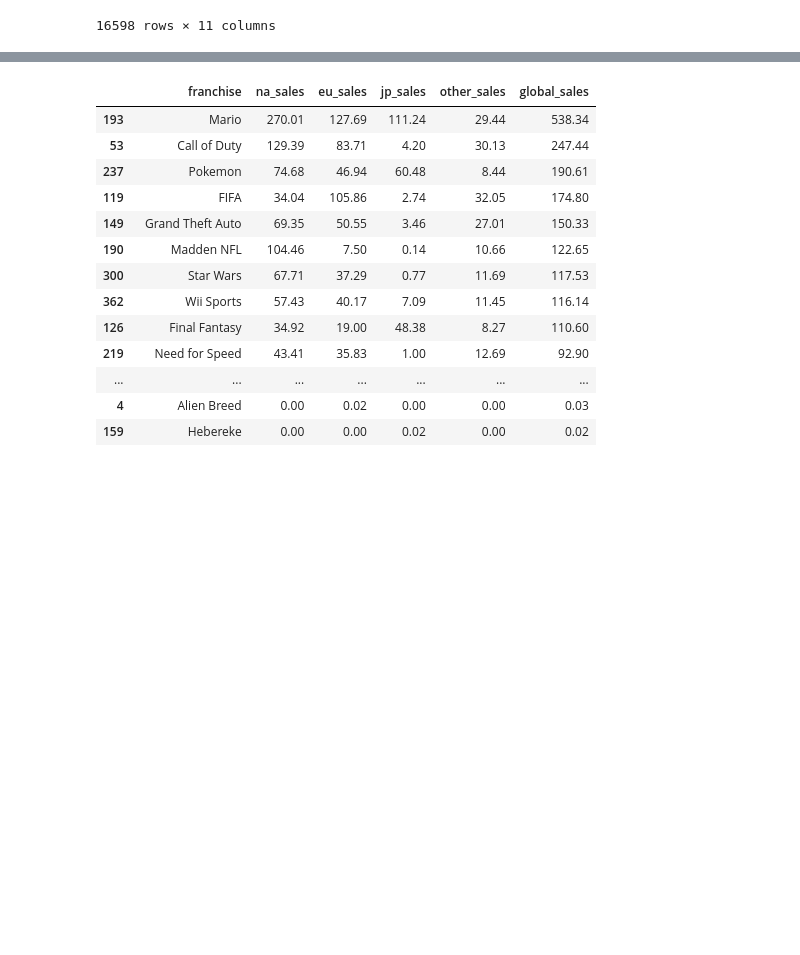
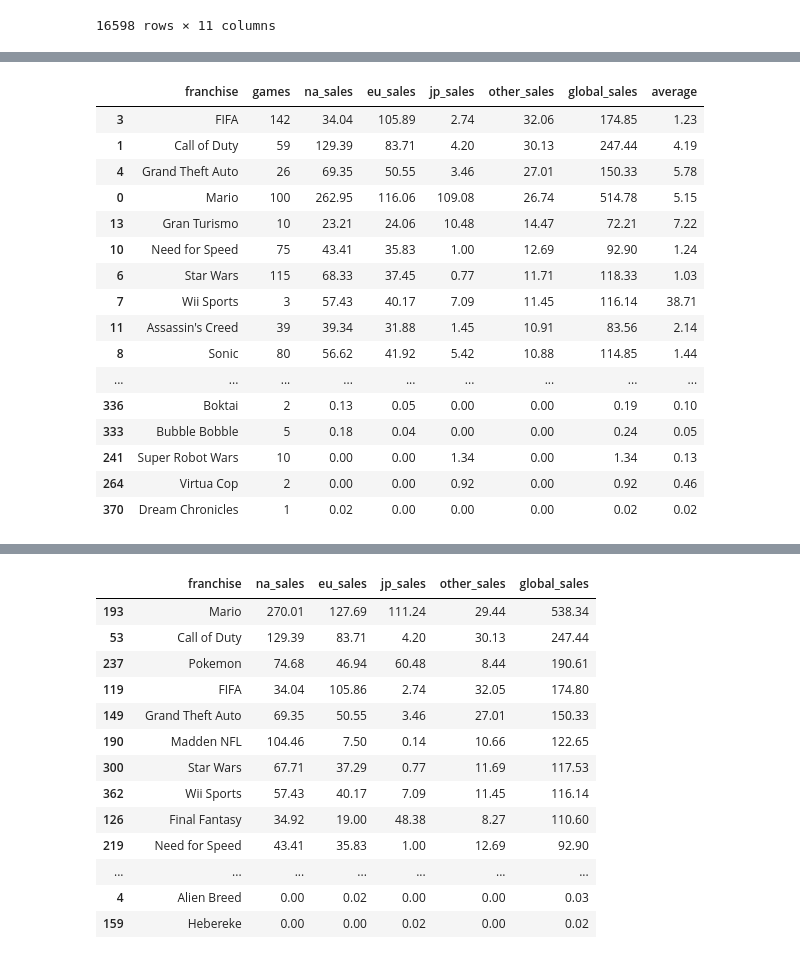
Before and after one commit to 3kleo/Video-Game-Sales-Analysis, a Jupyter notebook: notebook.ipynb, the cells around one changed output, grey strips where cells are left out. Cells and saved outputs as stored; diff of their text form; code cells hidden in the pictures; blank space fills up the shorter version.

```diff
--- a/notebook.ipynb
+++ b/notebook.ipynb
@@ -1491,0 +1042,20 @@ franchises
+# %%
+df_franchises.sort_values('other_sales', ascending=False)
+# %% [output]
+|  | franchise | games | na_sales | eu_sales | jp_sales | other_sales | global_sales | average |
+| 3 | FIFA | 142 | 34.04 | 105.89 | 2.74 | 32.06 | 174.85 | 1.23 |
+| 1 | Call of Duty | 59 | 129.39 | 83.71 | 4.20 | 30.13 | 247.44 | 4.19 |
+| 4 | Grand Theft Auto | 26 | 69.35 | 50.55 | 3.46 | 27.01 | 150.33 | 5.78 |
+| 0 | Mario | 100 | 262.95 | 116.06 | 109.08 | 26.74 | 514.78 | 5.15 |
+| 13 | Gran Turismo | 10 | 23.21 | 24.06 | 10.48 | 14.47 | 72.21 | 7.22 |
+| 10 | Need for Speed | 75 | 43.41 | 35.83 | 1.00 | 12.69 | 92.90 | 1.24 |
+| 6 | Star Wars | 115 | 68.33 | 37.45 | 0.77 | 11.71 | 118.33 | 1.03 |
+| 7 | Wii Sports | 3 | 57.43 | 40.17 | 7.09 | 11.45 | 116.14 | 38.71 |
+| 11 | Assassin's Creed | 39 | 39.34 | 31.88 | 1.45 | 10.91 | 83.56 | 2.14 |
+| 8 | Sonic | 80 | 56.62 | 41.92 | 5.42 | 10.88 | 114.85 | 1.44 |
+| ... | ... | ... | ... | ... | ... | ... | ... | ... |
+| 336 | Boktai | 2 | 0.13 | 0.05 | 0.00 | 0.00 | 0.19 | 0.10 |
+| 333 | Bubble Bobble | 5 | 0.18 | 0.04 | 0.00 | 0.00 | 0.24 | 0.05 |
+| 241 | Super Robot Wars | 10 | 0.00 | 0.00 | 1.34 | 0.00 | 1.34 | 0.13 |
+| 264 | Virtua Cop | 2 | 0.00 | 0.00 | 0.92 | 0.00 | 0.92 | 0.46 |
+| 370 | Dream Chronicles | 1 | 0.02 | 0.00 | 0.00 | 0.00 | 0.02 | 0.02 |
```
Also changed, not shown: parts of 27 cells of this notebook.
